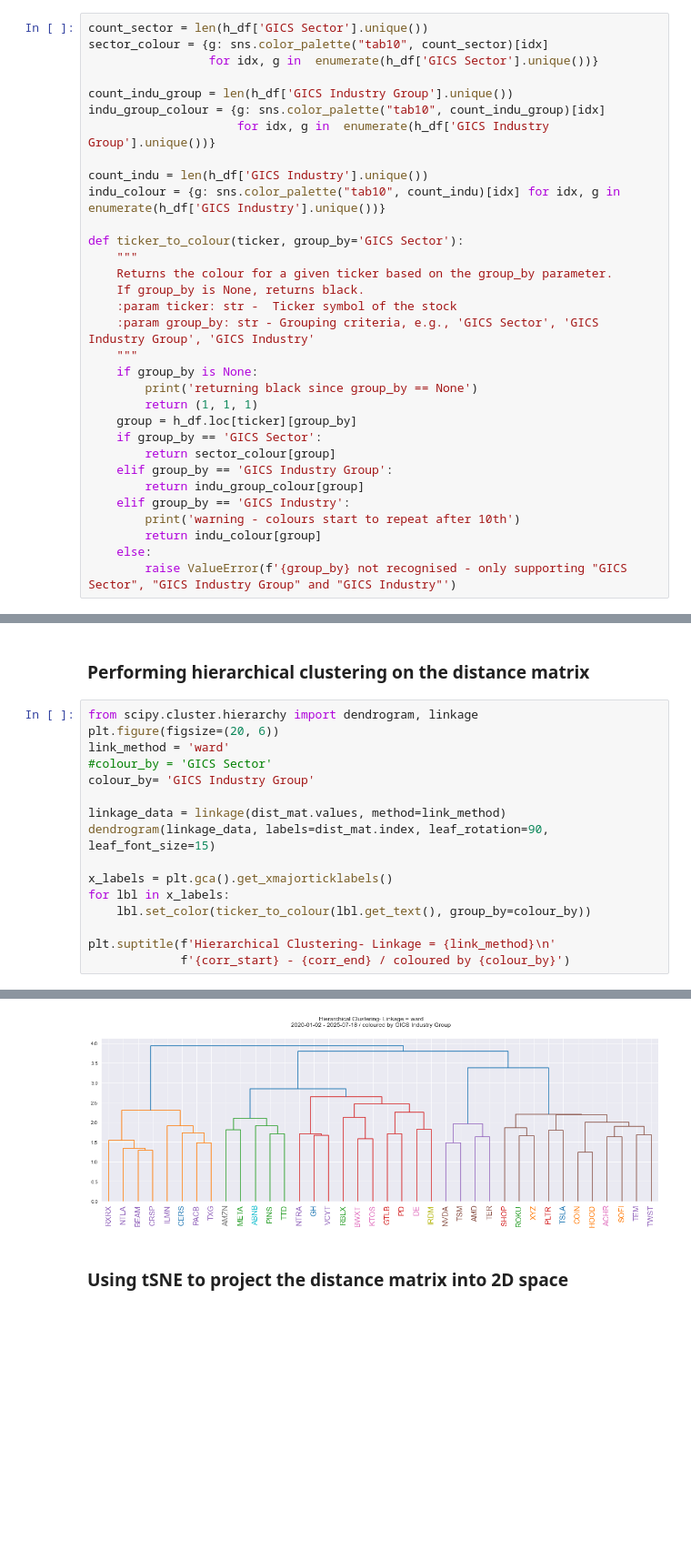
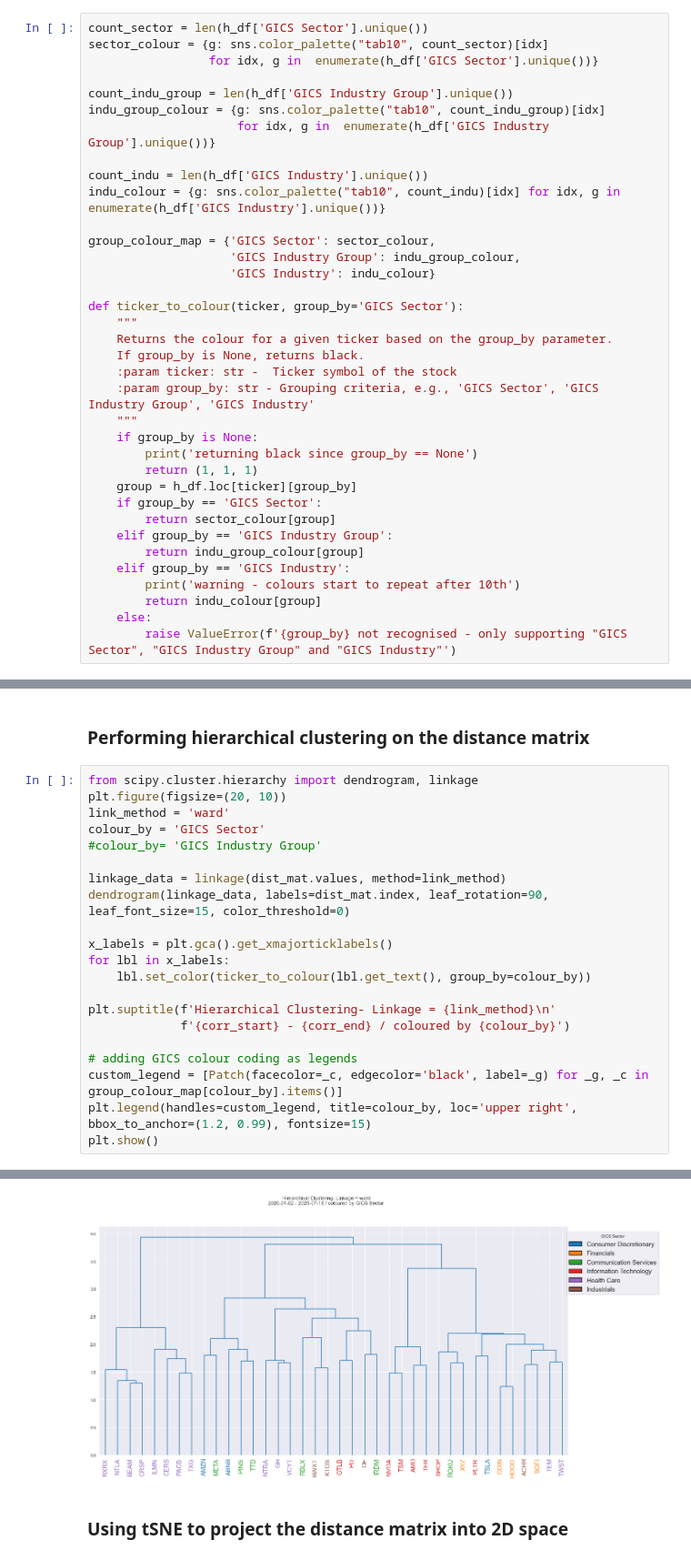
Before and after one commit to kenchan323/k_personal_projects, a Jupyter notebook: finance/risk_illustration/ark_snapshot_holdings.ipynb, the cells around one changed output, grey strips where cells are left out. Shown: that part at 91% size. Cells and saved outputs as stored; diff of their text form; blank space fills up the shorter version.

Commit message:
adding gics colour coding to risk charts

```diff
--- a/finance/risk_illustration/ark_snapshot_holdings.ipynb
+++ b/finance/risk_illustration/ark_snapshot_holdings.ipynb
@@ -47,6 +37,10 @@ indu_group_colour = {g: sns.color_palette("tab10", count_indu_group)[idx]
 
 count_indu = len(h_df['GICS Industry'].unique())
 indu_colour = {g: sns.color_palette("tab10", count_indu)[idx] for idx, g in  enumerate(h_df['GICS Industry'].unique())}
+
+group_colour_map = {'GICS Sector': sector_colour,
+                    'GICS Industry Group': indu_group_colour,
+                    'GICS Industry': indu_colour}
 
 def ticker_to_colour(ticker, group_by='GICS Sector'):
     """
@@ -148,13 +142,13 @@ dist_mat = correlation_to_distance(rho_mat)
 ### Performing hierarchical clustering on the distance matrix
 # %%
 from scipy.cluster.hierarchy import dendrogram, linkage
-plt.figure(figsize=(20, 6))
+plt.figure(figsize=(20, 10))
 link_method = 'ward'
-#colour_by = 'GICS Sector'
-colour_by= 'GICS Industry Group'
+colour_by = 'GICS Sector'
+#colour_by= 'GICS Industry Group'
 
 linkage_data = linkage(dist_mat.values, method=link_method)
-dendrogram(linkage_data, labels=dist_mat.index, leaf_rotation=90, leaf_font_size=15)
+dendrogram(linkage_data, labels=dist_mat.index, leaf_rotation=90, leaf_font_size=15, color_threshold=0)
 
 x_labels = plt.gca().get_xmajorticklabels()
 for lbl in x_labels:
@@ -162,4 +156,9 @@ for lbl in x_labels:
 
 plt.suptitle(f'Hierarchical Clustering- Linkage = {link_method}\n'
              f'{corr_start} - {corr_end} / coloured by {colour_by}')
+
+# adding GICS colour coding as legends
+custom_legend = [Patch(facecolor=_c, edgecolor='black', label=_g) for _g, _c in group_colour_map[colour_by].items()]
+plt.legend(handles=custom_legend, title=colour_by, loc='upper right',  bbox_to_anchor=(1.2, 0.99), fontsize=15)
+plt.show()
 # %% [output]
@@ -167,4 +165,4 @@ Text(0.5, 0.98, 'Hierarchical Clustering- Linkage = ward\n2020-01-02 - 2025-07-1
-[figure, old version]
+[figure, new version]
 # %% [markdown]
 ### Using tSNE to project the distance matrix into 2D space
 # %%
```
Also changed, not shown: parts of 4 cells of this notebook.
